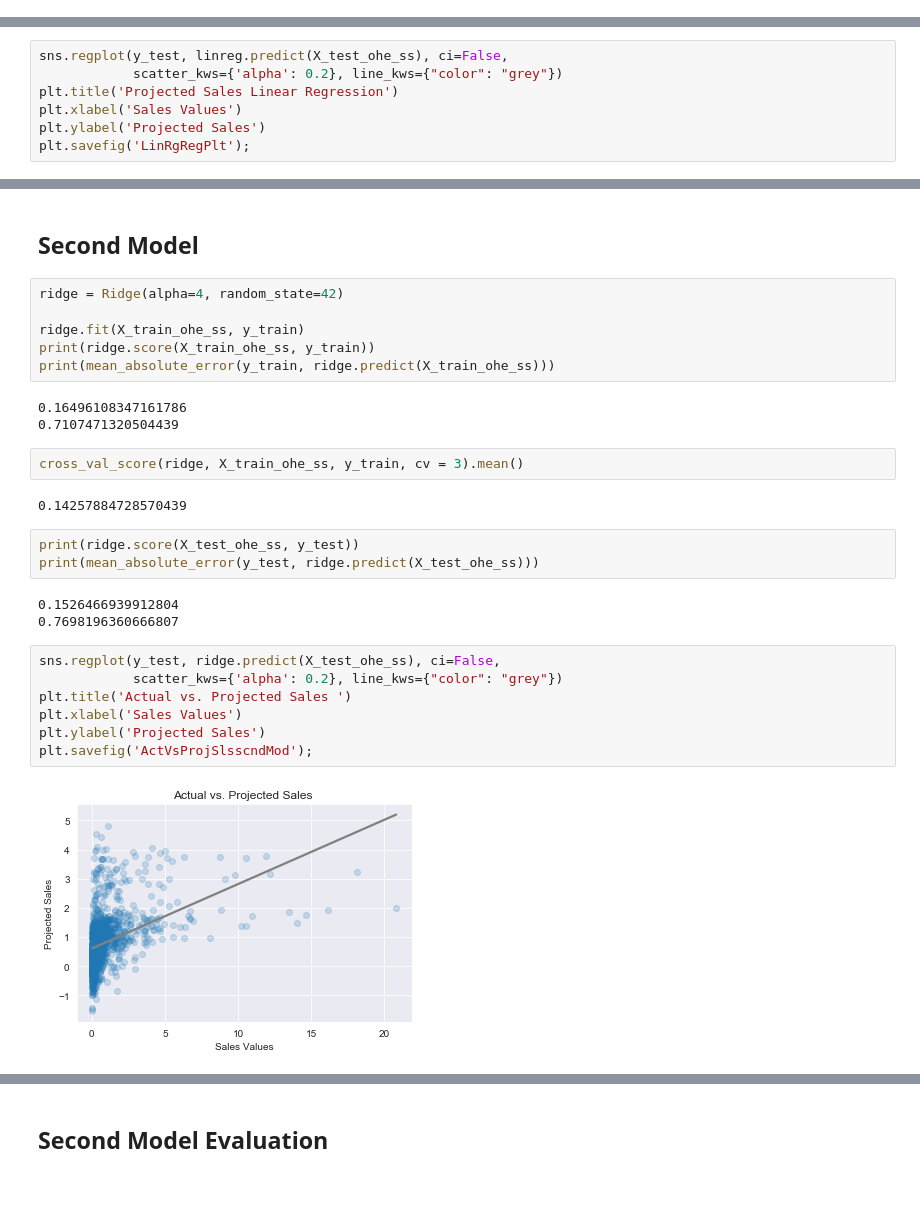
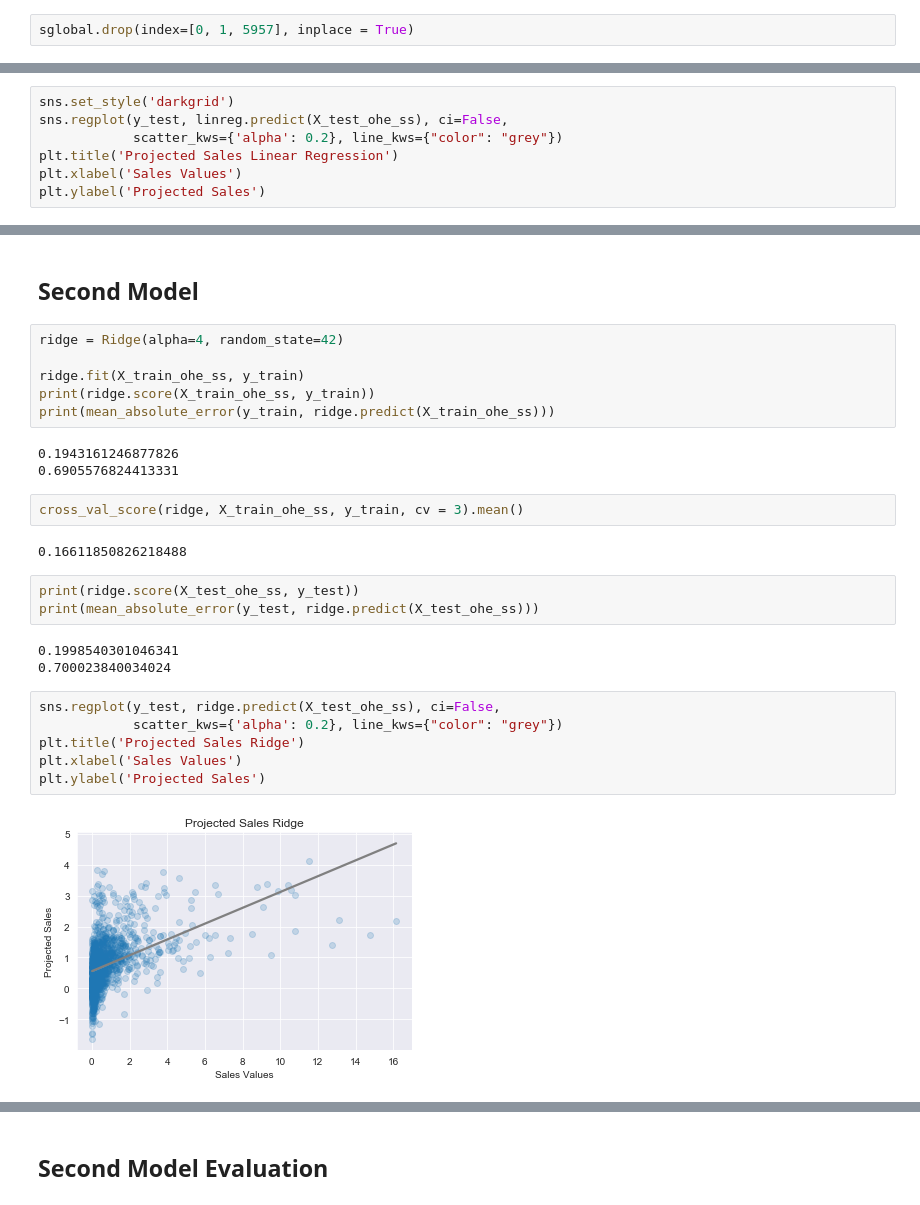
Before and after one commit to RCKettel/CapstoneProject, a Jupyter notebook: Projects/FinalNotebook.ipynb, the cells around one changed output, grey strips where cells are left out. Saved outputs shown, nothing was run; the diff lists cells and outputs as text.

```diff
--- a/Projects/FinalNotebook.ipynb
+++ b/Projects/FinalNotebook.ipynb
@@ -86,3 +87,5 @@ sglobal.head()
+# %%
+sglobal.drop(index=[0, 1, 5957], inplace = True)
 # %% [markdown]
 #### Dropping NaN values
 # %%
@@ -219,8 +232,8 @@ print(mean_absolute_error(y_test, linreg.predict(X_test_ohe_ss)))
 # %%
+sns.set_style('darkgrid')
 sns.regplot(y_test, linreg.predict(X_test_ohe_ss), ci=False,
             scatter_kws={'alpha': 0.2}, line_kws={"color": "grey"})
 plt.title('Projected Sales Linear Regression')
 plt.xlabel('Sales Values')
 plt.ylabel('Projected Sales')
-plt.savefig('LinRgRegPlt');
 # %% [output]
@@ -246,26 +258,25 @@ ridge.fit(X_train_ohe_ss, y_train)
 print(ridge.score(X_train_ohe_ss, y_train))
 print(mean_absolute_error(y_train, ridge.predict(X_train_ohe_ss)))
 # %% [output]
-0.16496108347161786
-0.7107471320504439
+0.1943161246877826
+0.6905576824413331
 # %%
 cross_val_score(ridge, X_train_ohe_ss, y_train, cv = 3).mean()
 # %% [output]
-0.14257884728570439
+0.16611850826218488
 # %%
 print(ridge.score(X_test_ohe_ss, y_test))
 print(mean_absolute_error(y_test, ridge.predict(X_test_ohe_ss)))
 # %% [output]
-0.1526466939912804
-0.7698196360666807
+0.1998540301046341
+0.700023840034024
 # %%
 sns.regplot(y_test, ridge.predict(X_test_ohe_ss), ci=False,
             scatter_kws={'alpha': 0.2}, line_kws={"color": "grey"})
-plt.title('Actual vs. Projected Sales ')
+plt.title('Projected Sales Ridge')
 plt.xlabel('Sales Values')
 plt.ylabel('Projected Sales')
-plt.savefig('ActVsProjSlsscndMod');
 # %% [output]
-[figure, old version]
+[figure, new version]
 # %%
 sns.residplot(y_test, ridge.predict(X_test_ohe_ss), scatter_kws={'alpha': 0.2})
```
Also changed, not shown: parts of 31 cells of this notebook, 17 other files.
